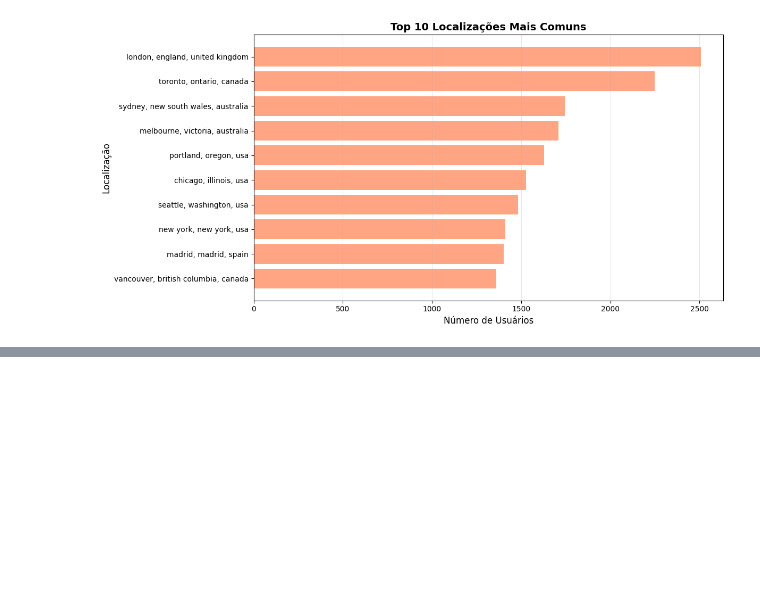
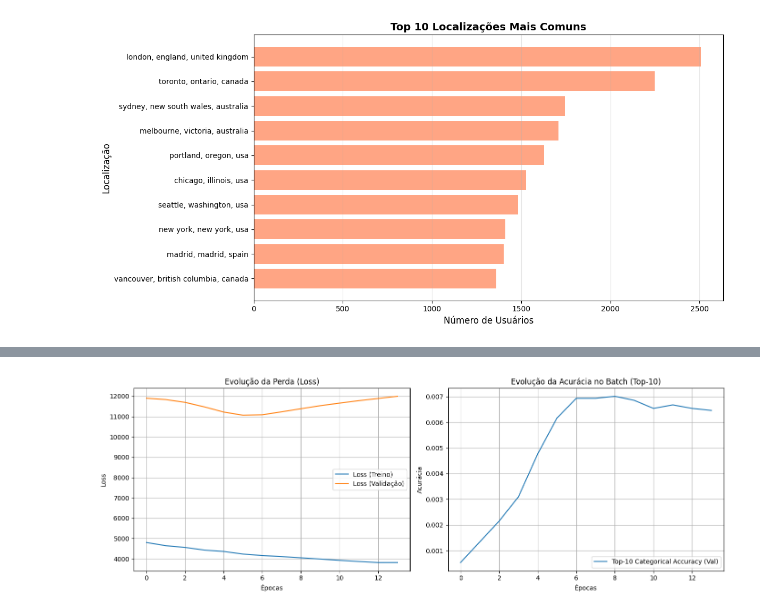
Before and after one commit to YuriRadzi/NeoLeitura, a Jupyter notebook: recomendacoes.ipynb, the cells around one changed output, grey strips where cells are left out. Cells and saved outputs as stored; diff of their text form; code cells hidden in the pictures; blank space fills up the shorter version.

Commit message:
entrega 3 - sistema final e relatórios de precisão

```diff
--- a/recomendacoes.ipynb
+++ b/recomendacoes.ipynb
@@ -53,7 +60,11 @@ import tensorflow_recommenders as tfrs
 # %% [output]
 WARNING:tensorflow:From c:\Src\NeoLeitura\.venv\Lib\site-packages\tf_keras\src\losses.py:2976: The name tf.losses.sparse_softmax_cross_entropy is deprecated. Please use tf.compat.v1.losses.sparse_soft ...
 # %%
-# Download do dataset
+# Download do dataset principal
 path = kagglehub.dataset_download("arashnic/book-recommendation-dataset")
-print("Caminho do dataset:", path)
+print("Caminho do dataset original:", path)
+
+# Download do dataset de metadados do Goodreads
+path_goodreads = kagglehub.dataset_download("ishanrealstate/goodreads-cleaned-dataset")
+print("Caminho do dataset Goodreads:", path_goodreads)
 # %% [output]
@@ -423,6 +355,13 @@ if considerar_apenas_positivos:
     # Remove as interações que sabemos explicitamente que foram ruins (1 a 5)
     mask_positiva = (df_desnormalizado_filtered["Book-Rating"] == 0) | (df_desnormalizado_filtered["Book-Rating"] >= nota_minima_positiva)
     df_desnormalizado_filtered = df_desnormalizado_filtered[mask_positiva]
+
+if obriga_genero:
+    print(f"Limpando livros sem gênero cadastrado...")
+    df_desnormalizado_filtered = df_desnormalizado_filtered[
+        df_desnormalizado_filtered['genres'].notna() &
+        (df_desnormalizado_filtered['genres'].str.strip() != '')
+    ].copy()
 
 livros_minimo_reviews = df_desnormalizado_filtered["ISBN"].value_counts()
 print(f'Total de livros: {len(livros_minimo_reviews)}')
@@ -967,0 +941,35 @@ strange places, questionable people: updated with a new chapter on kosovo    joh
+# %%
+if treinamento_completo and history_final is not None:
+    import matplotlib.pyplot as plt
+
+    historico = history_final.history
+
+    fig, axes = plt.subplots(1, 2, figsize=(14, 5))
+
+    # Gráfico de Perda (Loss) - o modelo de Retrieval foca em minimizar essa perda
+    axes[0].plot(historico["loss"], label="Loss (Treino)")
+    axes[0].plot(historico["val_loss"], label="Loss (Validação)")
+    axes[0].set_title("Evolução da Perda (Loss)")
+    axes[0].set_xlabel("Épocas")
+    axes[0].set_ylabel("Loss")
+    axes[0].legend()
+    axes[0].grid(True)
+
+    # Gráfico de Acurácia Categórica (Top-10)
+    # A acurácia do modelo de Retrieval indica quantas vezes o item correto estava entre os top-K do batch
+    acc_metric = "factorized_top_k/top_10_categorical_accuracy"
+    val_acc_metric = "val_factorized_top_k/top_10_categorical_accuracy"
+
+    if acc_metric in historico:
+        #axes[1].plot(historico[acc_metric], label="Top-10 Categorical Accuracy (Treino)")
+        axes[1].plot(historico[val_acc_metric], label="Top-10 Categorical Accuracy (Val)")
+        axes[1].set_title("Evolução da Acurácia no Batch (Top-10)")
+        axes[1].set_xlabel("Épocas")
+        axes[1].set_ylabel("Acurácia")
+        axes[1].legend()
+        axes[1].grid(True)
+
+    plt.tight_layout()
+    plt.show()
+# %% [output]
+[figure, added]
```
Also changed, not shown: parts of 32 cells of this notebook.
